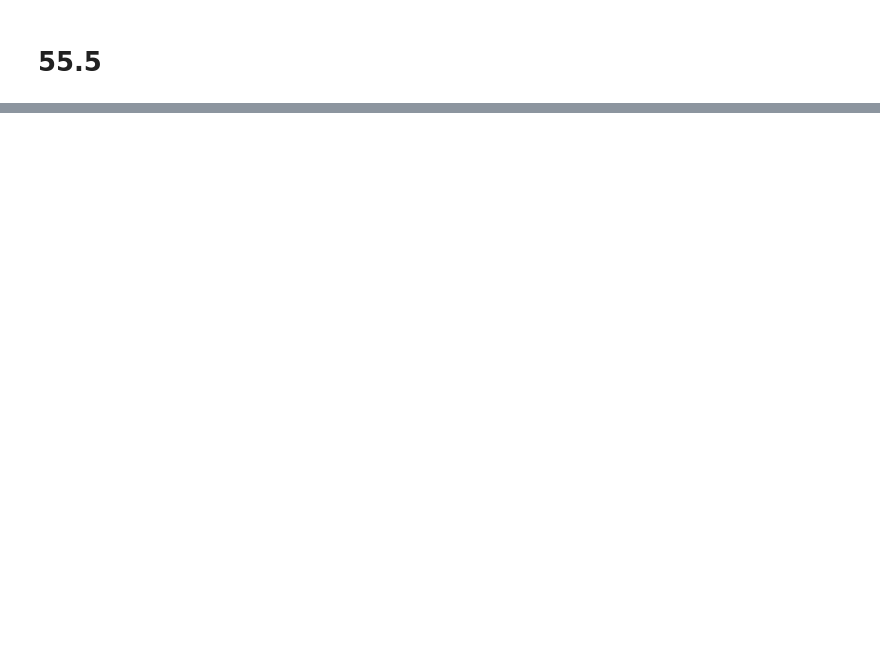
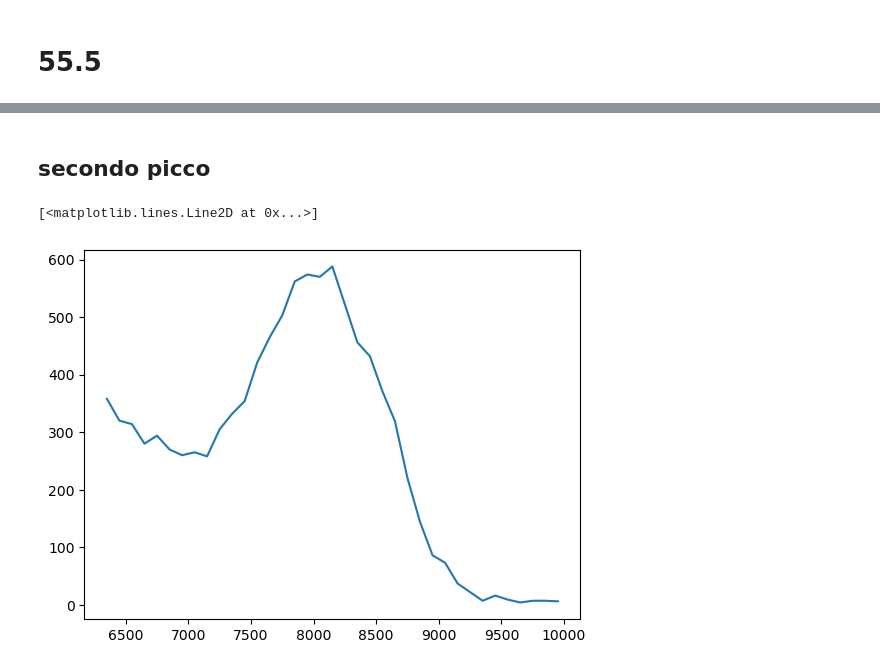
Before and after one commit to Pavar0tty/Laboratorio_SiPM, a Jupyter notebook: Analisi/Parte 2/BGO_analisi.ipynb, the cells around one changed output, grey strips where cells are left out. Saved outputs shown, nothing was run; the diff lists cells and outputs as text; code cells hidden in the pictures; blank space fills up the shorter version.

```diff
--- a/Analisi/Parte 2/BGO_analisi.ipynb
+++ b/Analisi/Parte 2/BGO_analisi.ipynb
@@ -73,0 +86,12 @@ LS_fit(df_primo_picco_sodio['ADC'], df_primo_picco_sodio['Counts'], err_primo_pi
+# %% [markdown]
+## secondo picco
+# %%
+start_index = 73
+end_index = 110
+df_secondo_picco_sodio = df.iloc[start_index : end_index]
+err_secondo_picco_sodio = np.array(np.sqrt(df_secondo_picco_sodio['Counts']))
+plt.plot(df_secondo_picco_sodio['ADC'], df_secondo_picco_sodio['Counts'])
+#print(df_secondo_picco_sodio)
+# %% [output]
+[<matplotlib.lines.Line2D at 0x...>]
+[figure, added]
```
Also changed, not shown: parts of 6 cells of this notebook.
